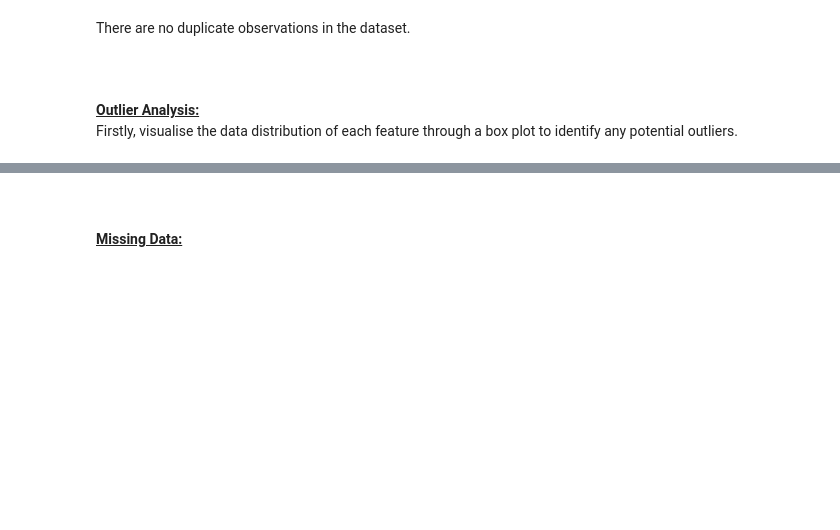
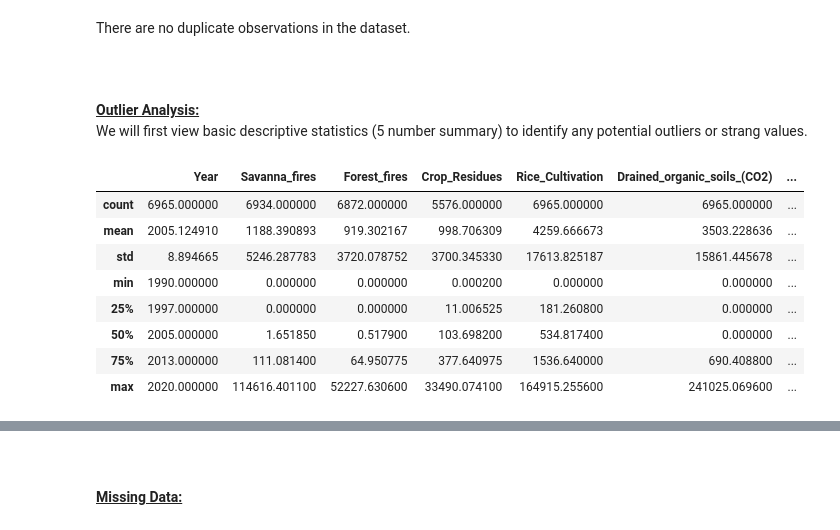
Before and after one commit to DuPlessisErich/MLRegression, a Jupyter notebook: Regression Notebook.ipynb, the cells around one changed output, grey strips where cells are left out. Saved outputs shown, nothing was run; the diff lists cells and outputs as text; code cells hidden in the pictures; blank space fills up the shorter version.

Commit message:
Data Cleaning has been completed.

```diff
--- a/Regression Notebook.ipynb
+++ b/Regression Notebook.ipynb
@@ -148,0 +157,4 @@ memory usage: 1.6+ MB
+# %%
+# Replace spaces in the column names with underscores to maintain a consistent naming convention
+df_raw.columns = df_raw.columns.str.replace(' ','_')
+df_raw.columns
@@ -159,4 +187,17 @@ There are no duplicate observations in the dataset.
 <br>
 # %% [markdown]
 **<ins>Outlier Analysis:</ins>**<br>
-Firstly, visualise the data distribution of each feature through a box plot to identify any potential outliers.
+We will first view basic descriptive statistics (5 number summary) to identify any potential outliers or strang values.
+# %%
+# Summary statistics for the first 10 rows
+df_raw.loc[:, 'Year':'Net_Forest_conversion'].describe()
+# %% [output]
+|  | Year | Savanna_fires | Forest_fires | Crop_Residues | Rice_Cultivation | Drained_organic_soils_(CO2) | ... |
+| count | 6965.000000 | 6934.000000 | 6872.000000 | 5576.000000 | 6965.000000 | 6965.000000 | ... |
+| mean | 2005.124910 | 1188.390893 | 919.302167 | 998.706309 | 4259.666673 | 3503.228636 | ... |
+| std | 8.894665 | 5246.287783 | 3720.078752 | 3700.345330 | 17613.825187 | 15861.445678 | ... |
+| min | 1990.000000 | 0.000000 | 0.000000 | 0.000200 | 0.000000 | 0.000000 | ... |
+| 25% | 1997.000000 | 0.000000 | 0.000000 | 11.006525 | 181.260800 | 0.000000 | ... |
+| 50% | 2005.000000 | 1.651850 | 0.517900 | 103.698200 | 534.817400 | 0.000000 | ... |
+| 75% | 2013.000000 | 111.081400 | 64.950775 | 377.640975 | 1536.640000 | 690.408800 | ... |
+| max | 2020.000000 | 114616.401100 | 52227.630600 | 33490.074100 | 164915.255600 | 241025.069600 | ... |
```
Also changed, not shown: parts of 22 cells of this notebook.
